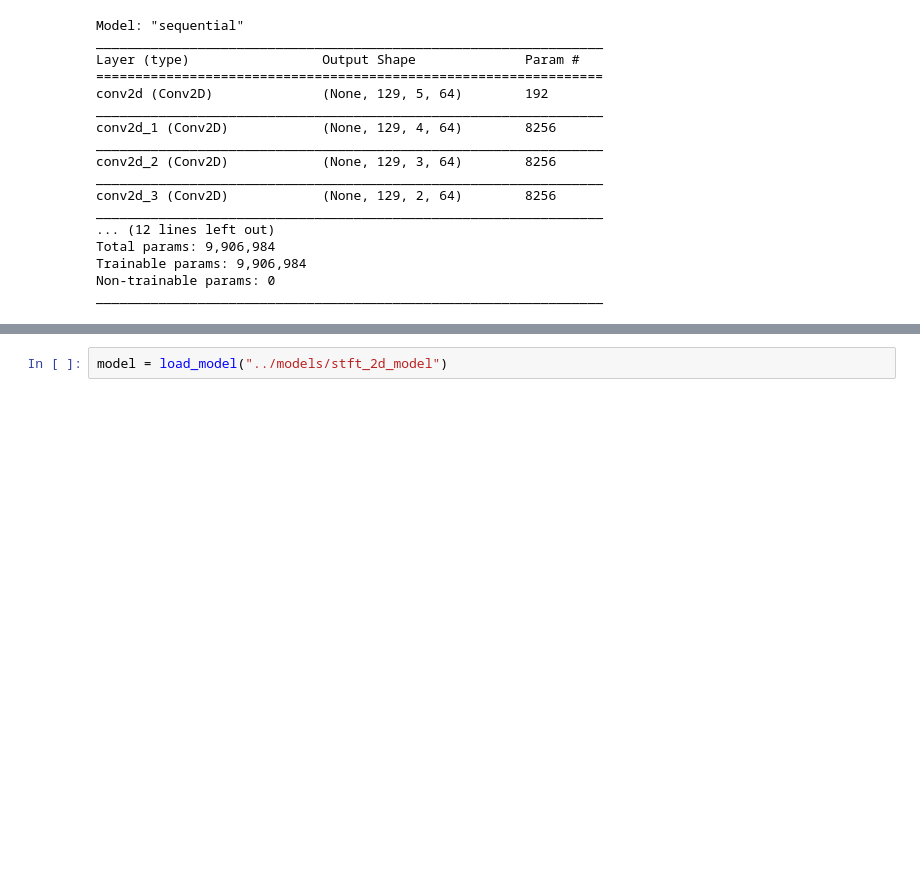
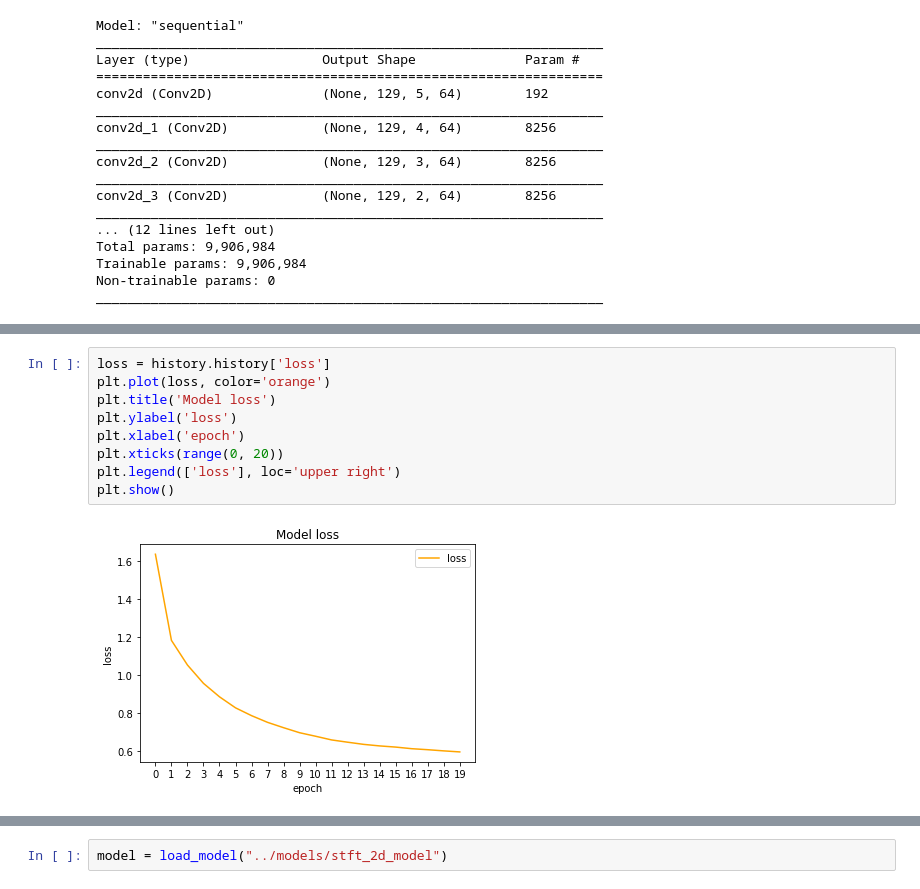
Before and after one commit to thomson008/MEng-project, a Jupyter notebook: notebooks/stft_preprocessing.ipynb, the cells around one changed output, grey strips where cells are left out. Saved outputs shown, nothing was run; the diff lists cells and outputs as text; blank space fills up the shorter version.

```diff
--- a/notebooks/stft_preprocessing.ipynb
+++ b/notebooks/stft_preprocessing.ipynb
@@ -363,2 +397,13 @@ Epoch 20/20
+# %%
+loss = history.history['loss']
+plt.plot(loss, color='orange')
+plt.title('Model loss')
+plt.ylabel('loss')
+plt.xlabel('epoch')
+plt.xticks(range(0, 20))
+plt.legend(['loss'], loc='upper right')
+plt.show()
+# %% [output]
+[figure, added]
 # %%
 model.save("../models/stft_2d_model")
```
Also changed, not shown: parts of 7 cells of this notebook, 2 other files.
